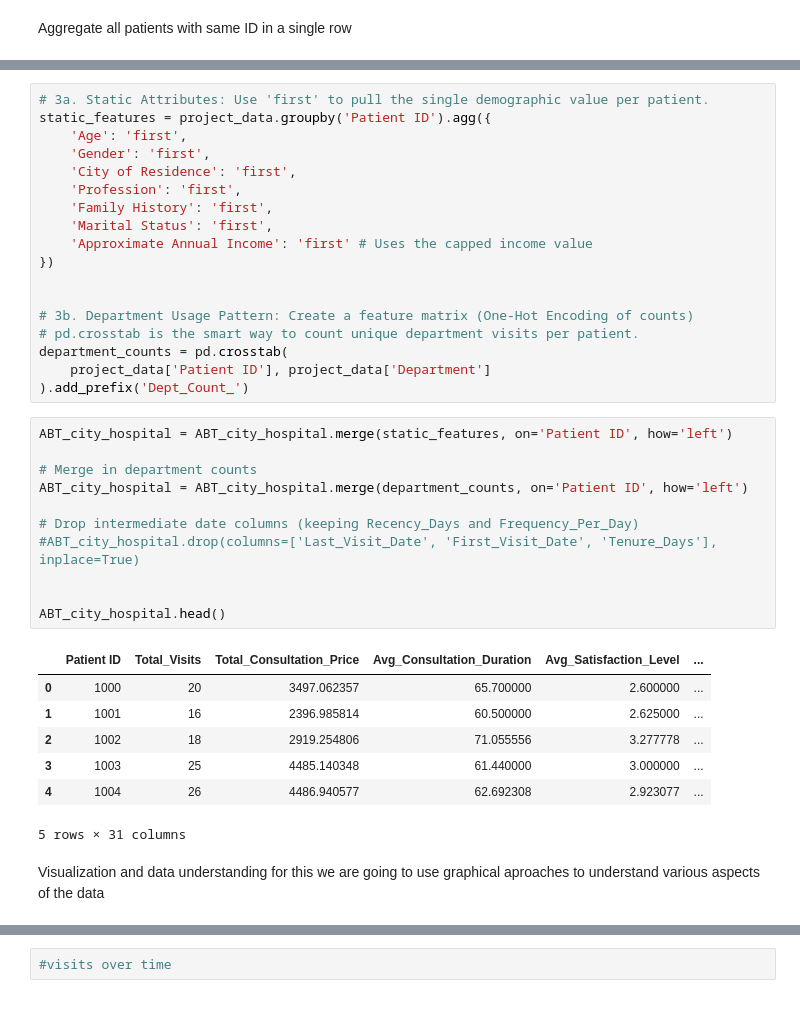
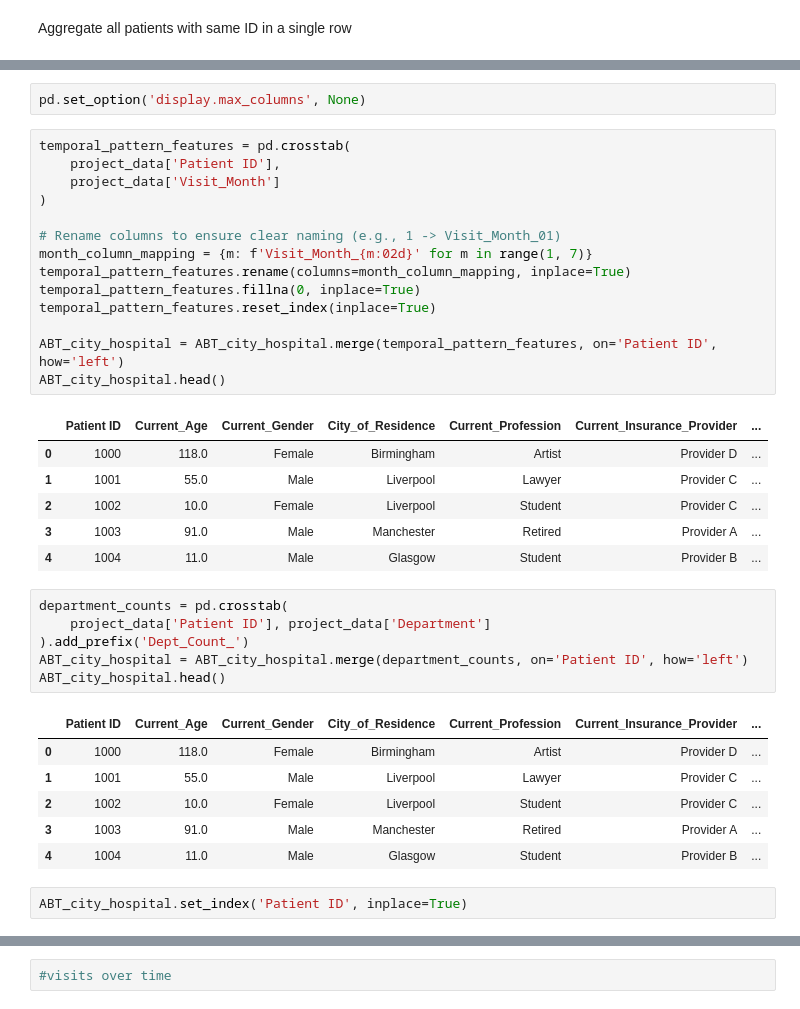
Before and after one commit to gugaffranco/datapreprocessing, a Jupyter notebook: G08 - Code.ipynb, the cells around one changed output, grey strips where cells are left out. Saved outputs shown, nothing was run; the diff lists cells and outputs as text.

```diff
--- a/G08 - Code.ipynb
+++ b/G08 - Code.ipynb
@@ -324,40 +427,38 @@ ABT_city_hospital.head()
+# %%
+pd.set_option('display.max_columns', None)
+# %%
+temporal_pattern_features = pd.crosstab(
+    project_data['Patient ID'],
+    project_data['Visit_Month']
+)
+
+# Rename columns to ensure clear naming (e.g., 1 -> Visit_Month_01)
+month_column_mapping = {m: f'Visit_Month_{m:02d}' for m in range(1, 7)}
+temporal_pattern_features.rename(columns=month_column_mapping, inplace=True)
+temporal_pattern_features.fillna(0, inplace=True)
+temporal_pattern_features.reset_index(inplace=True)
+
+ABT_city_hospital = ABT_city_hospital.merge(temporal_pattern_features, on='Patient ID', how='left')
+ABT_city_hospital.head()
+# %% [output]
+|  | Patient ID | Current_Age | Current_Gender | City_of_Residence | Current_Profession | Current_Insurance_Provider | ... |
+| 0 | 1000 | 118.0 | Female | Birmingham | Artist | Provider D | ... |
+| 1 | 1001 | 55.0 | Male | Liverpool | Lawyer | Provider C | ... |
+| 2 | 1002 | 10.0 | Female | Liverpool | Student | Provider C | ... |
+| 3 | 1003 | 91.0 | Male | Manchester | Retired | Provider A | ... |
+| 4 | 1004 | 11.0 | Male | Glasgow | Student | Provider B | ... |
 # %%
-# 3a. Static Attributes: Use 'first' to pull the single demographic value per patient.
-static_features = project_data.groupby('Patient ID').agg({
-    'Age': 'first',
-    'Gender': 'first',
-    'City of Residence': 'first',
-    'Profession': 'first',
-    'Family History': 'first',
-    'Marital Status': 'first',
-    'Approximate Annual Income': 'first' # Uses the capped income value
-})
-
-
-# 3b. Department Usage Pattern: Create a feature matrix (One-Hot Encoding of counts)
-# pd.crosstab is the smart way to count unique department visits per patient.
 department_counts = pd.crosstab(
     project_data['Patient ID'], project_data['Department']
 ).add_prefix('Dept_Count_')
+ABT_city_hospital = ABT_city_hospital.merge(department_counts, on='Patient ID', how='left')
+ABT_city_hospital.head()
+# %% [output]
+|  | Patient ID | Current_Age | Current_Gender | City_of_Residence | Current_Profession | Current_Insurance_Provider | ... |
+| 0 | 1000 | 118.0 | Female | Birmingham | Artist | Provider D | ... |
+| 1 | 1001 | 55.0 | Male | Liverpool | Lawyer | Provider C | ... |
+| 2 | 1002 | 10.0 | Female | Liverpool | Student | Provider C | ... |
+| 3 | 1003 | 91.0 | Male | Manchester | Retired | Provider A | ... |
+| 4 | 1004 | 11.0 | Male | Glasgow | Student | Provider B | ... |
-# %%
-ABT_city_hospital = ABT_city_hospital.merge(static_features, on='Patient ID', how='left')
-
-# Merge in department counts
-ABT_city_hospital = ABT_city_hospital.merge(department_counts, on='Patient ID', how='left')
-
-# Drop intermediate date columns (keeping Recency_Days and Frequency_Per_Day)
-#ABT_city_hospital.drop(columns=['Last_Visit_Date', 'First_Visit_Date', 'Tenure_Days'], inplace=True)
-
-
-ABT_city_hospital.head()
-# %% [output]
-|  | Patient ID | Total_Visits | Total_Consultation_Price | Avg_Consultation_Duration | Avg_Satisfaction_Level | ... |
-| 0 | 1000 | 20 | 3497.062357 | 65.700000 | 2.600000 | ... |
-| 1 | 1001 | 16 | 2396.985814 | 60.500000 | 2.625000 | ... |
-| 2 | 1002 | 18 | 2919.254806 | 71.055556 | 3.277778 | ... |
-| 3 | 1003 | 25 | 4485.140348 | 61.440000 | 3.000000 | ... |
-| 4 | 1004 | 26 | 4486.940577 | 62.692308 | 2.923077 | ... |
-5 rows × 31 columns
-# %% [markdown]
-Visualization and data understanding
-for this we are going to use graphical aproaches to understand various aspects of the data
+# %%
+ABT_city_hospital.set_index('Patient ID', inplace=True)
```
Also changed, not shown: parts of 20 cells of this notebook.
